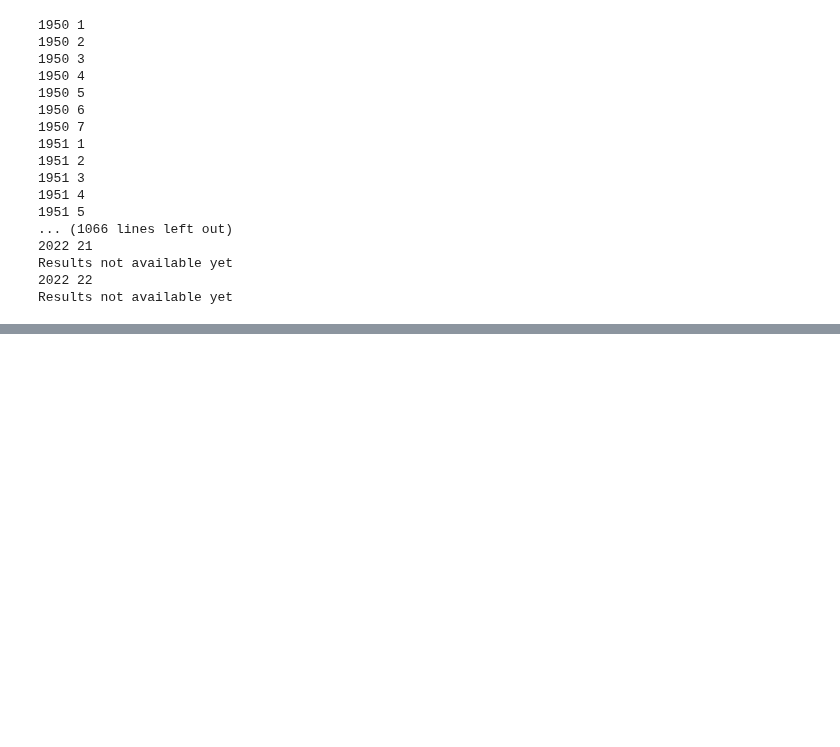
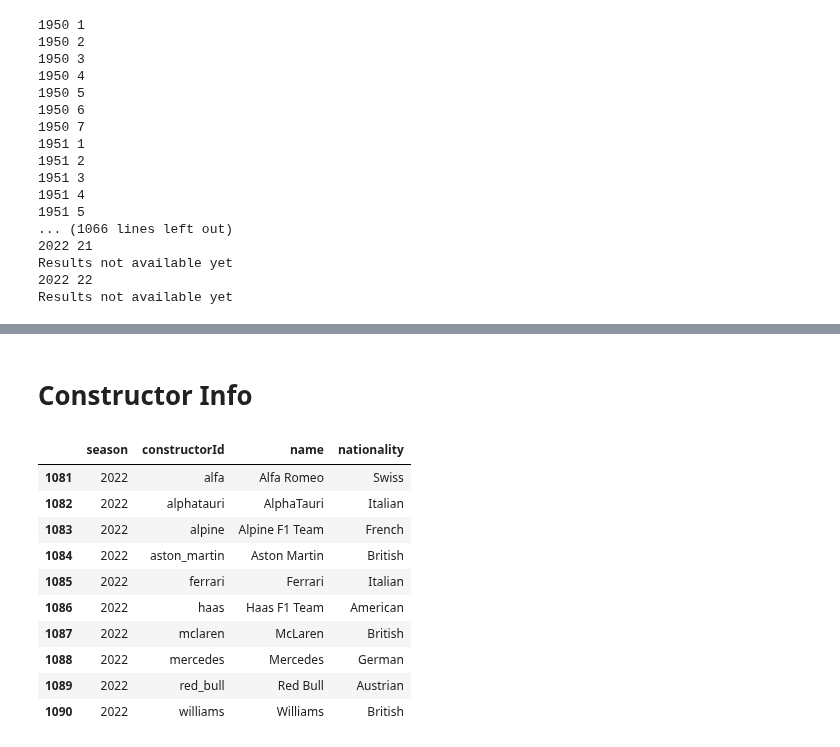
Before and after one commit to parthu007/Formula_One, a Jupyter notebook: Data Collection/Data Collection.ipynb, the cells around one changed output, grey strips where cells are left out. Saved outputs shown, nothing was run; the diff lists cells and outputs as text; code cells hidden in the pictures; blank space fills up the shorter version.

Commit message:
data and data collection code

```diff
--- a/Data Collection/Data Collection.ipynb
+++ b/Data Collection/Data Collection.ipynb
@@ -204,0 +574,52 @@ results_df.to_csv('raceResults.csv')
+# %% [markdown]
+# Constructor Info
+# %%
+constructor_info = {'season': [],
+              'constructorId': [],
+              'name': [],
+              'nationality': []}
+
+for year in list(range(1950,2023)):
+    url = 'http://ergast.com/api/f1/{}/constructors.json'
+    r = requests.get(url.format(year),timeout=None)
+    json = r.json()
+    try:
+        for item in json['MRData']['ConstructorTable']['Constructors']:
+            try:
+                constructor_info['season'].append(int(json['MRData']['ConstructorTable']['season']))
+            except:
+                constructor_info['season'].append(None)
+
+            try:
+                constructor_info['constructorId'].append(item['constructorId'])
+            except:
+                constructor_info['constructorId'].append(None)
+
+            try:
+                constructor_info['name'].append(item['name'])
+            except:
+                constructor_info['name'].append(None)
+
+            try:
+                constructor_info['nationality'].append(item['nationality'])
+            except:
+                constructor_info['nationality'].append(None)
+    except:
+        print("Results Not Available")
+# %%
+constructor_info_df = pd.DataFrame(constructor_info)
+constructor_info_df.to_csv('constructorInfo.csv')
+# %%
+constructor_info_df.tail(10)
+# %% [output]
+|  | season | constructorId | name | nationality |
+| 1081 | 2022 | alfa | Alfa Romeo | Swiss |
+| 1082 | 2022 | alphatauri | AlphaTauri | Italian |
+| 1083 | 2022 | alpine | Alpine F1 Team | French |
+| 1084 | 2022 | aston_martin | Aston Martin | British |
+| 1085 | 2022 | ferrari | Ferrari | Italian |
+| 1086 | 2022 | haas | Haas F1 Team | American |
+| 1087 | 2022 | mclaren | McLaren | British |
+| 1088 | 2022 | mercedes | Mercedes | German |
+| 1089 | 2022 | red_bull | Red Bull | Austrian |
+| 1090 | 2022 | williams | Williams | British |
```
Also changed, not shown: parts of 23 cells of this notebook, 8 other files.
